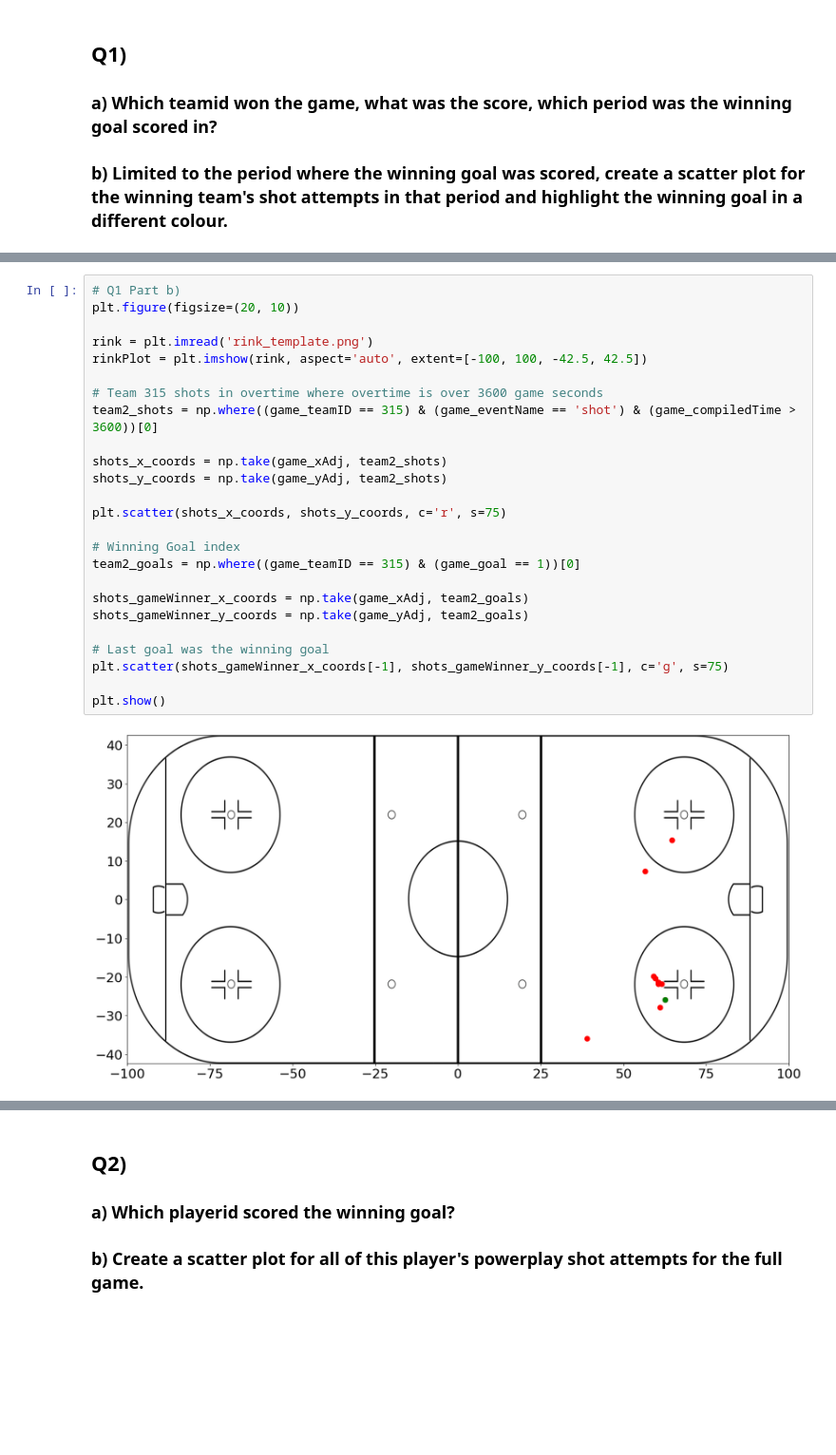
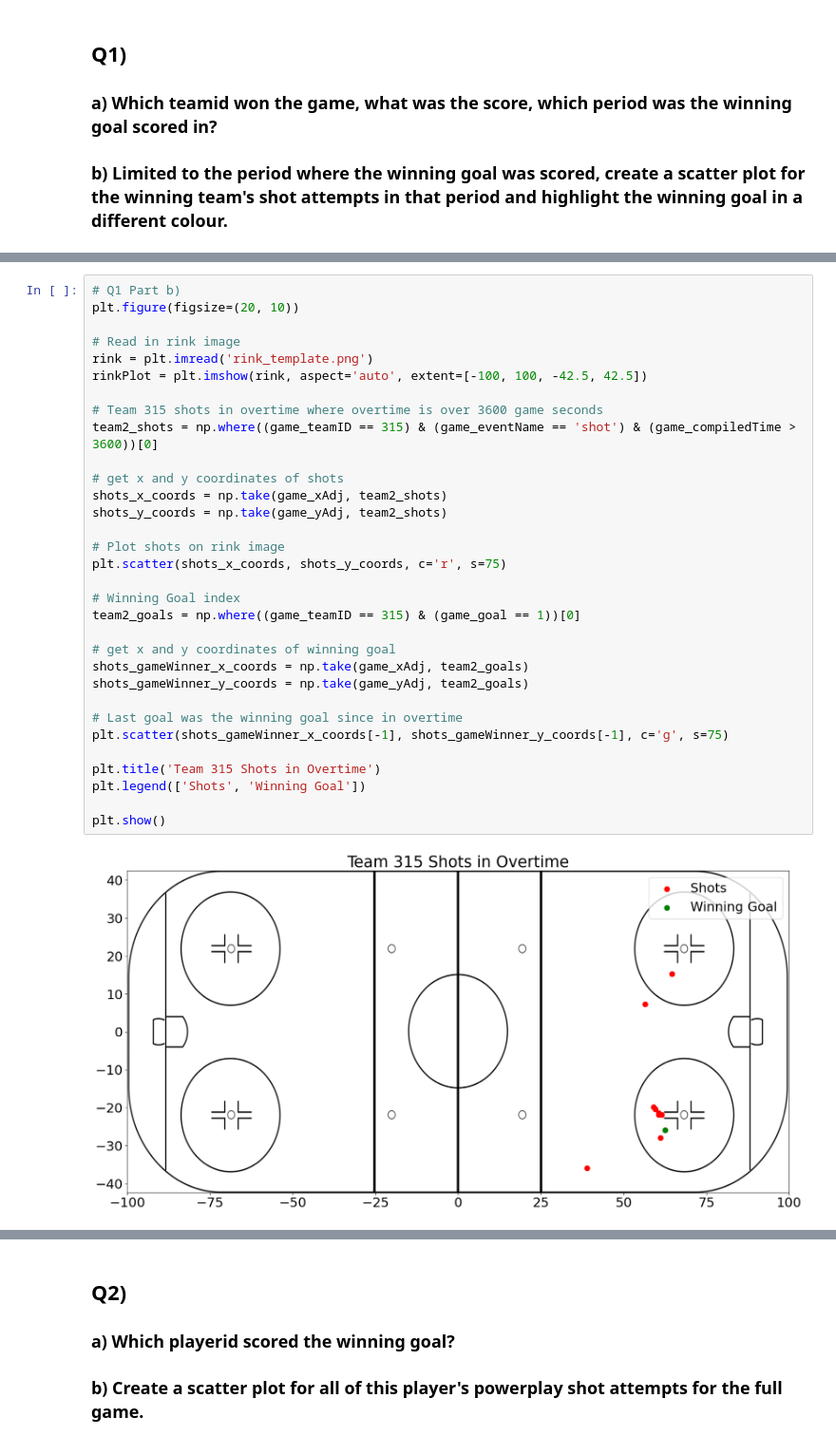
Before and after one commit to klee04/personal, a Jupyter notebook: SportsLogiq Coding Assessment/DA_Tutorial_24/Tutorial24_Questionnaire_Test.ipynb, the cells around one changed output, grey strips where cells are left out. Shown at 95% size. Drawn from its saved outputs; the diff is of its cells as text; blank space fills up the shorter version.

```diff
--- a/SportsLogiq Coding Assessment/DA_Tutorial_24/Tutorial24_Questionnaire_Test.ipynb
+++ b/SportsLogiq Coding Assessment/DA_Tutorial_24/Tutorial24_Questionnaire_Test.ipynb
@@ -107,30 +120,37 @@ Winning goal was in period 4 by team 315
 # %%
 # Q1 Part b)
 plt.figure(figsize=(20, 10))
 
+# Read in rink image
 rink = plt.imread('rink_template.png')
 rinkPlot = plt.imshow(rink, aspect='auto', extent=[-100, 100, -42.5, 42.5])
 
 # Team 315 shots in overtime where overtime is over 3600 game seconds
 team2_shots = np.where((game_teamID == 315) & (game_eventName == 'shot') & (game_compiledTime > 3600))[0]
 
+# get x and y coordinates of shots
 shots_x_coords = np.take(game_xAdj, team2_shots)
 shots_y_coords = np.take(game_yAdj, team2_shots)
 
+# Plot shots on rink image
 plt.scatter(shots_x_coords, shots_y_coords, c='r', s=75)
 
 # Winning Goal index
 team2_goals = np.where((game_teamID == 315) & (game_goal == 1))[0]
 
+# get x and y coordinates of winning goal
 shots_gameWinner_x_coords = np.take(game_xAdj, team2_goals)
 shots_gameWinner_y_coords = np.take(game_yAdj, team2_goals)
 
-# Last goal was the winning goal
+# Last goal was the winning goal since in overtime
 plt.scatter(shots_gameWinner_x_coords[-1], shots_gameWinner_y_coords[-1], c='g', s=75)
 
+plt.title('Team 315 Shots in Overtime')
+plt.legend(['Shots', 'Winning Goal'])
+
 plt.show()
 # %% [output]
-[figure, old version]
+[figure, new version]
 # %% [markdown]
 ## A1)
 ### a) Team 315 won the game. The score was 4-3 for Team 315. The winning goal was in overtime (Period 4).
```
Also changed, not shown: parts of 17 cells of this notebook, 4 other files.
